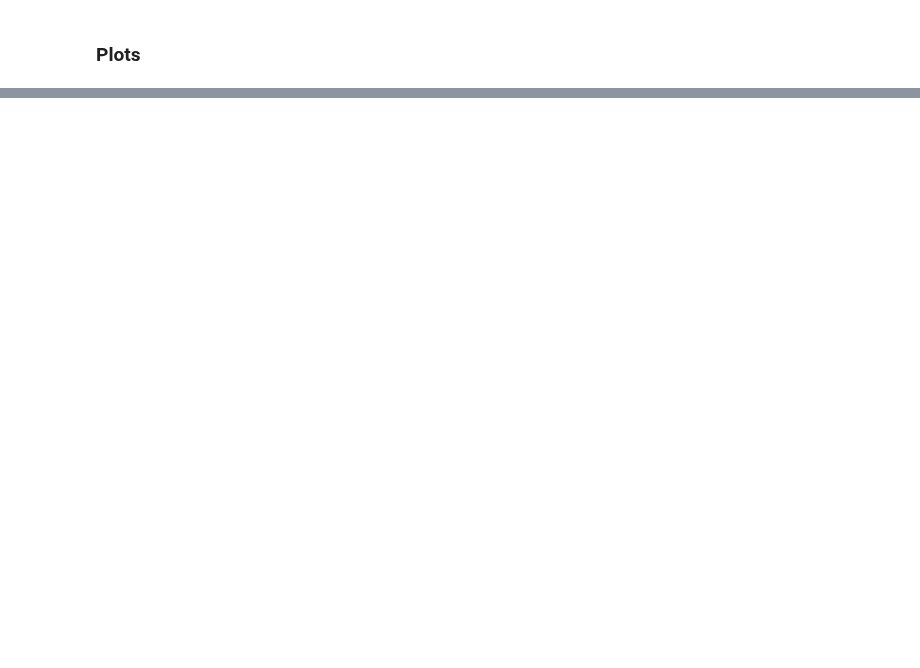
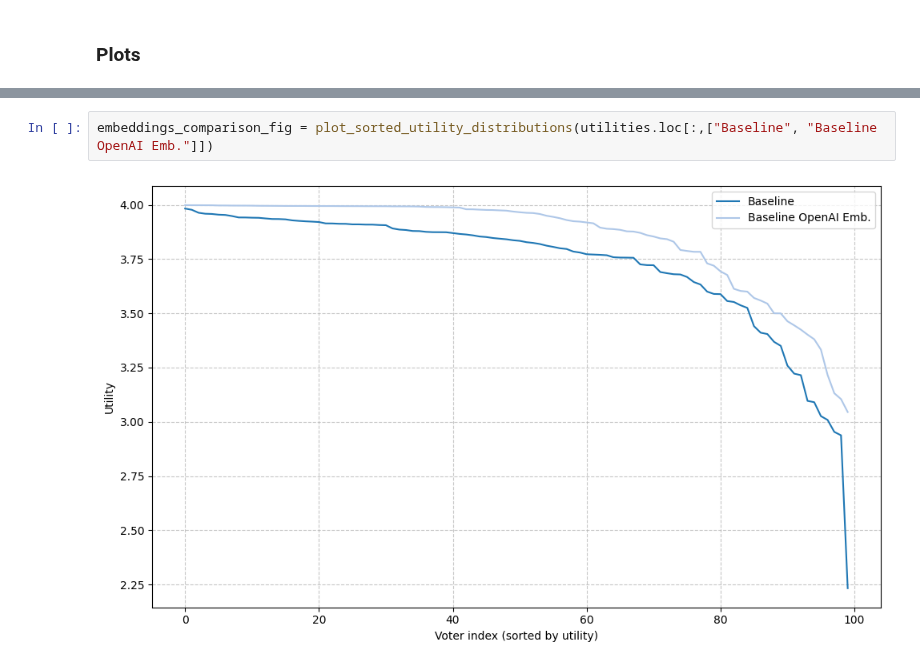
Before and after one commit to aaron-sandoval/generative_social_choice, a Jupyter notebook: generative_social_choice/plots/generate_plots.ipynb, the cells around one changed output, grey strips where cells are left out. Drawn from its saved outputs; the diff is of its cells as text; blank space fills up the shorter version.

```diff
--- a/generative_social_choice/plots/generate_plots.ipynb
+++ b/generative_social_choice/plots/generate_plots.ipynb
@@ -411,3 +445,7 @@ fig = plot_sorted_utility_distributions(utilities)
+# %%
+embeddings_comparison_fig = plot_sorted_utility_distributions(utilities.loc[:,["Baseline", "Baseline OpenAI Emb."]])
+# %% [output]
+[figure, added]
 # %%
 def plot_candidate_distribution_stacked(assignments: pd.DataFrame) -> plt.Figure:
     """
```
Also changed, not shown: parts of 10 cells of this notebook, 1 other file.
